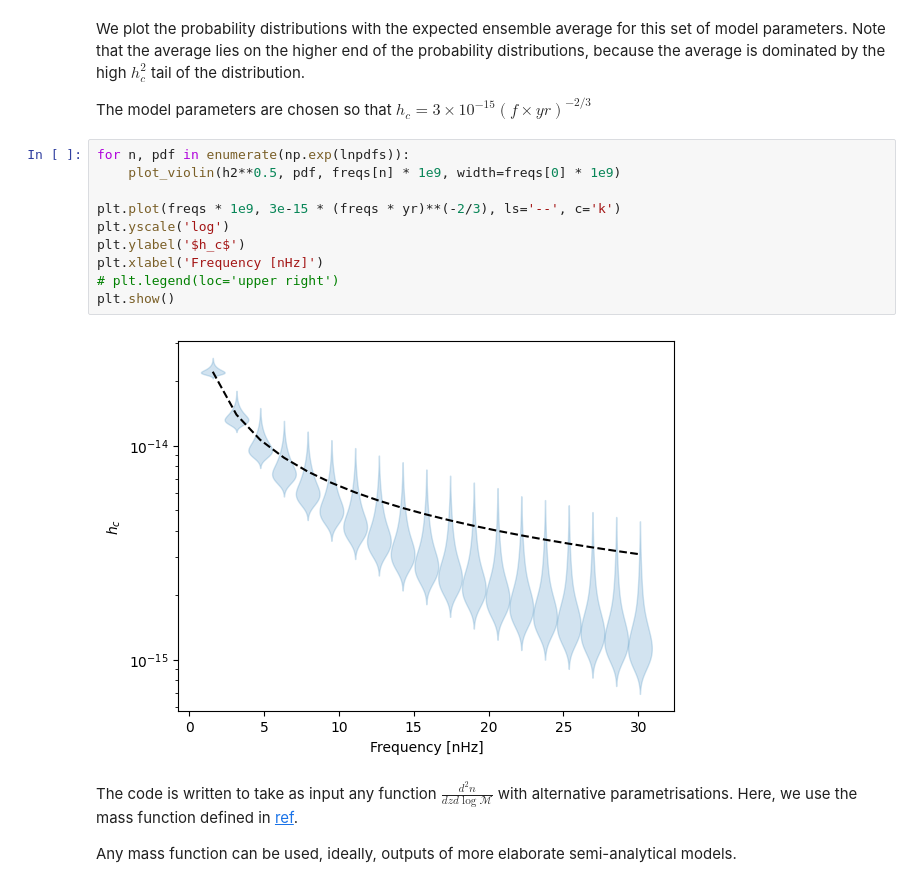
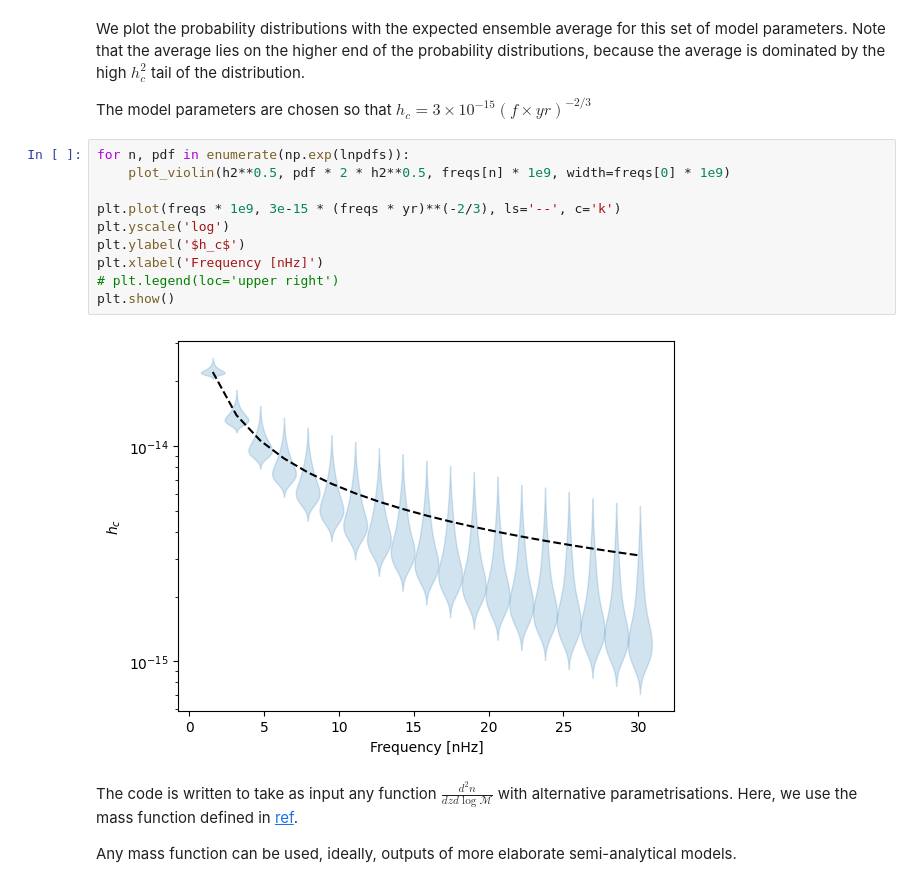
Before and after one commit to mfalxa/zamari, a Jupyter notebook: tutorial.ipynb, the cells around one changed output. Saved outputs shown, nothing was run; the diff lists cells and outputs as text.

```diff
--- a/tutorial.ipynb
+++ b/tutorial.ipynb
@@ -70,16 +78,16 @@ We plot the probability distributions with the expected ensemble average for thi
 The model parameters are chosen so that $h_c = 3\times 10^{-15} \left ( f \times yr \right)^{-2/3}$
 # %%
 for n, pdf in enumerate(np.exp(lnpdfs)):
-    plot_violin(h2**0.5, pdf, freqs[n] * 1e9, width=freqs[0] * 1e9)
+    plot_violin(h2**0.5, pdf * 2 * h2**0.5, freqs[n] * 1e9, width=freqs[0] * 1e9)
 
 plt.plot(freqs * 1e9, 3e-15 * (freqs * yr)**(-2/3), ls='--', c='k')
 plt.yscale('log')
 plt.ylabel('$h_c$')
 plt.xlabel('Frequency [nHz]')
 # plt.legend(loc='upper right')
 plt.show()
 # %% [output]
-[figure, old version]
+[figure, new version]
 # %% [markdown]
 The code is written to take as input any function $\frac{d^2 n}{dz d\log \mathcal{M}}$ with alternative parametrisations. Here, we use the mass function defined in [ref](https://arxiv.org/pdf/1906.05138).
 
```
Also changed, not shown: parts of 2 cells of this notebook.
